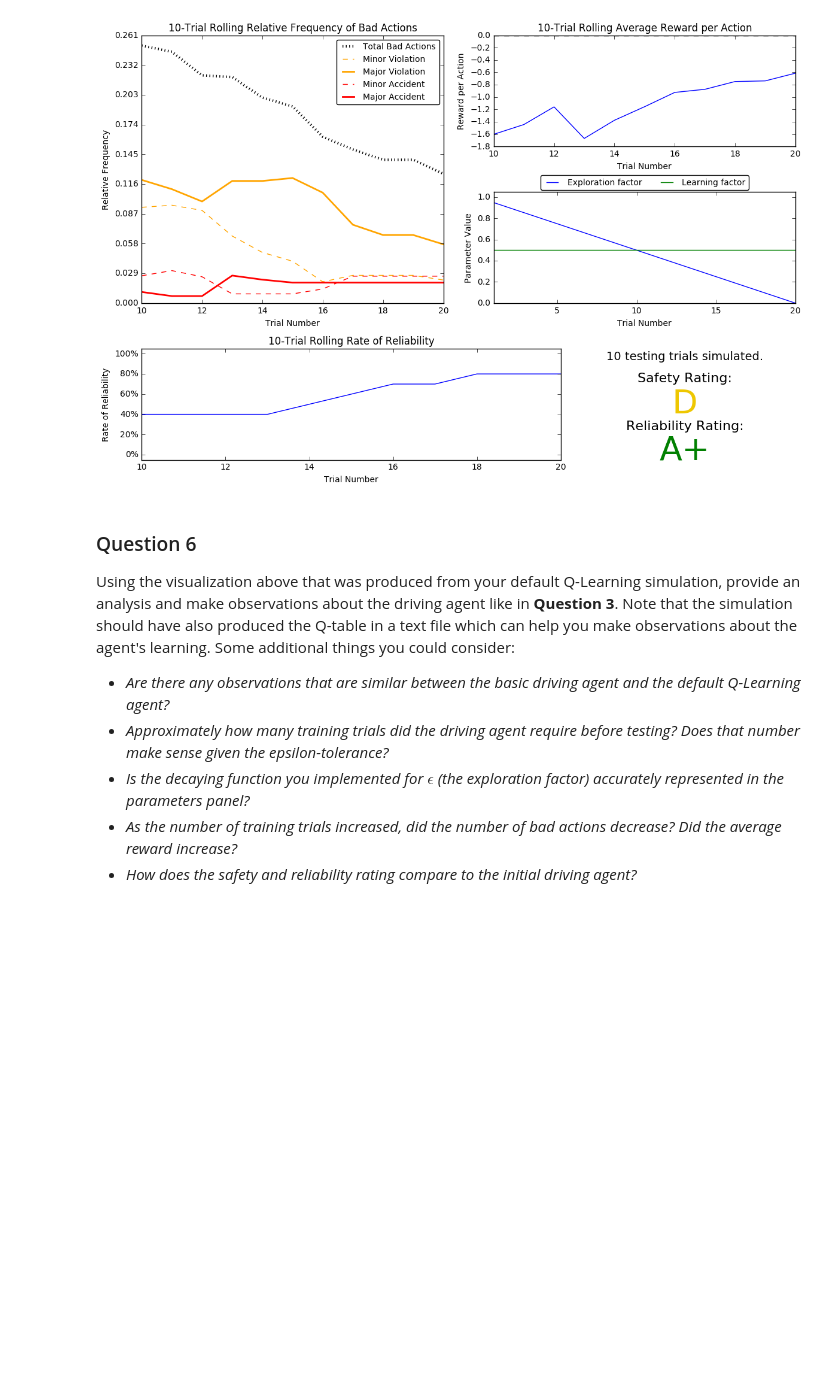
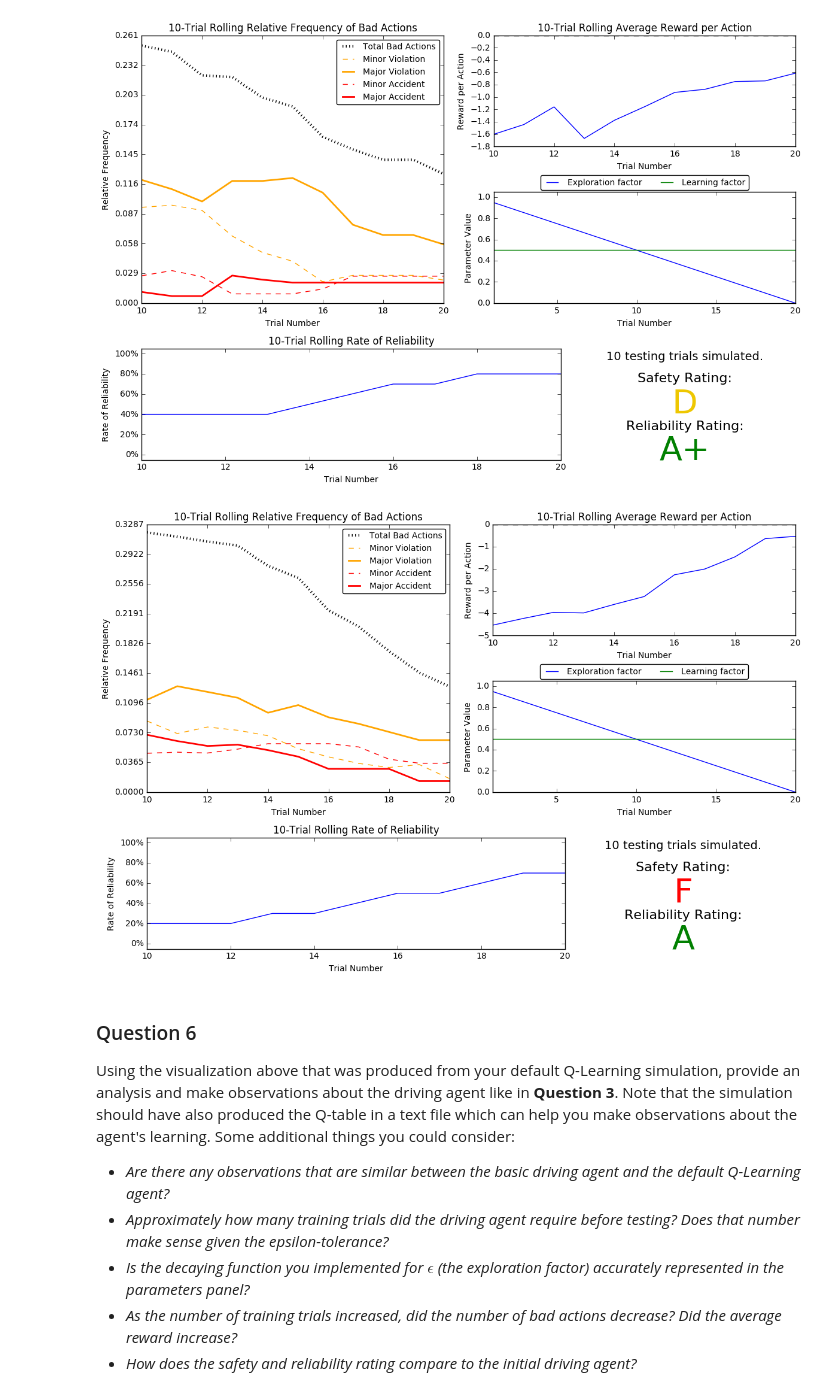
Before and after one commit to arunkumarchacko/udactiy-ml, a Jupyter notebook: smartcab/smartcab.ipynb, the cells around one changed output. Drawn from its saved outputs; the diff is of its cells as text; code cells hidden in the pictures; blank space fills up the shorter version.

Commit message:
Reinforcement learning - Resubmission1

```diff
--- a/smartcab/smartcab.ipynb
+++ b/smartcab/smartcab.ipynb
@@ -251,6 +268,11 @@ Once you have successfully completed the initial Q-Learning simulation, run the
 vs.plot_trials('sim_default-learning.csv')
 # %% [output]
 [figure]
+# %%
+# Resubmission1
+vs.plot_trials('sim_default-learning.csv')
+# %% [output]
+[figure, added]
 # %% [markdown]
 ### Question 6
 Using the visualization above that was produced from your default Q-Learning simulation, provide an analysis and make observations about the driving agent like in **Question 3**. Note that the simulation should have also produced the Q-table in a text file which can help you make observations about the agent's learning. Some additional things you could consider:
```
Also changed, not shown: parts of 10 cells of this notebook, 6 other files.
